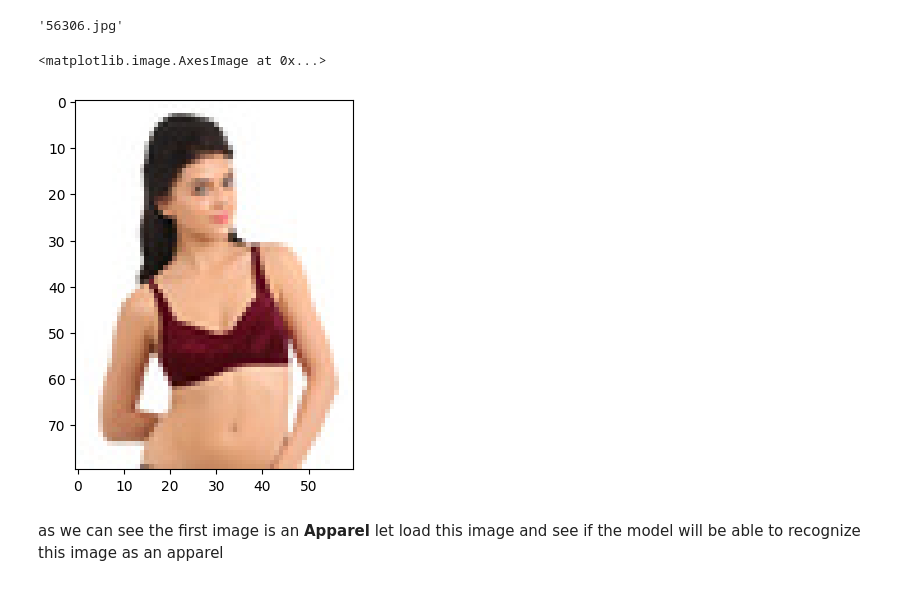
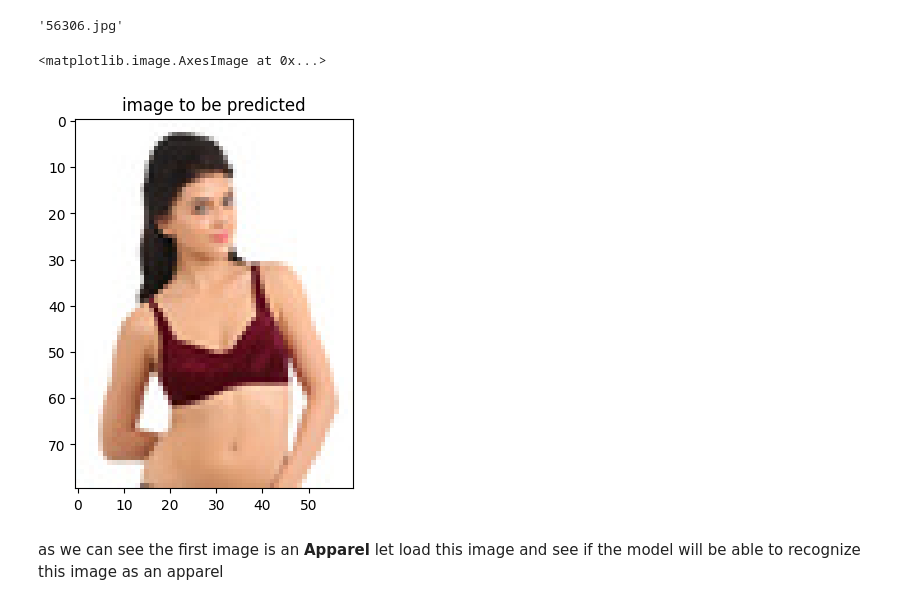
Before and after one commit to job-moses/FashionProductClassifier, a Jupyter notebook: FashionProductClassifier.ipynb, the cells around one changed output. Saved outputs shown, nothing was run; the diff lists cells and outputs as text; code cells hidden in the pictures.

```diff
--- a/FashionProductClassifier.ipynb
+++ b/FashionProductClassifier.ipynb
@@ -234,10 +204,11 @@ df.values[1,2]
 # %% [output]
 '56306.jpg'
 # %%
+plt.title('image to be predicted')
 plt.imshow(plt.imread('images/56306.jpg'))
 # %% [output]
 <matplotlib.image.AxesImage at 0x...>
-[figure, old version]
+[figure, new version]
 # %% [markdown]
 as we can see the first image is an **Apparel** let load this image and see if the model will be able to recognize this image as an apparel
 # %%
```
Also changed, not shown: parts of 26 cells of this notebook.
